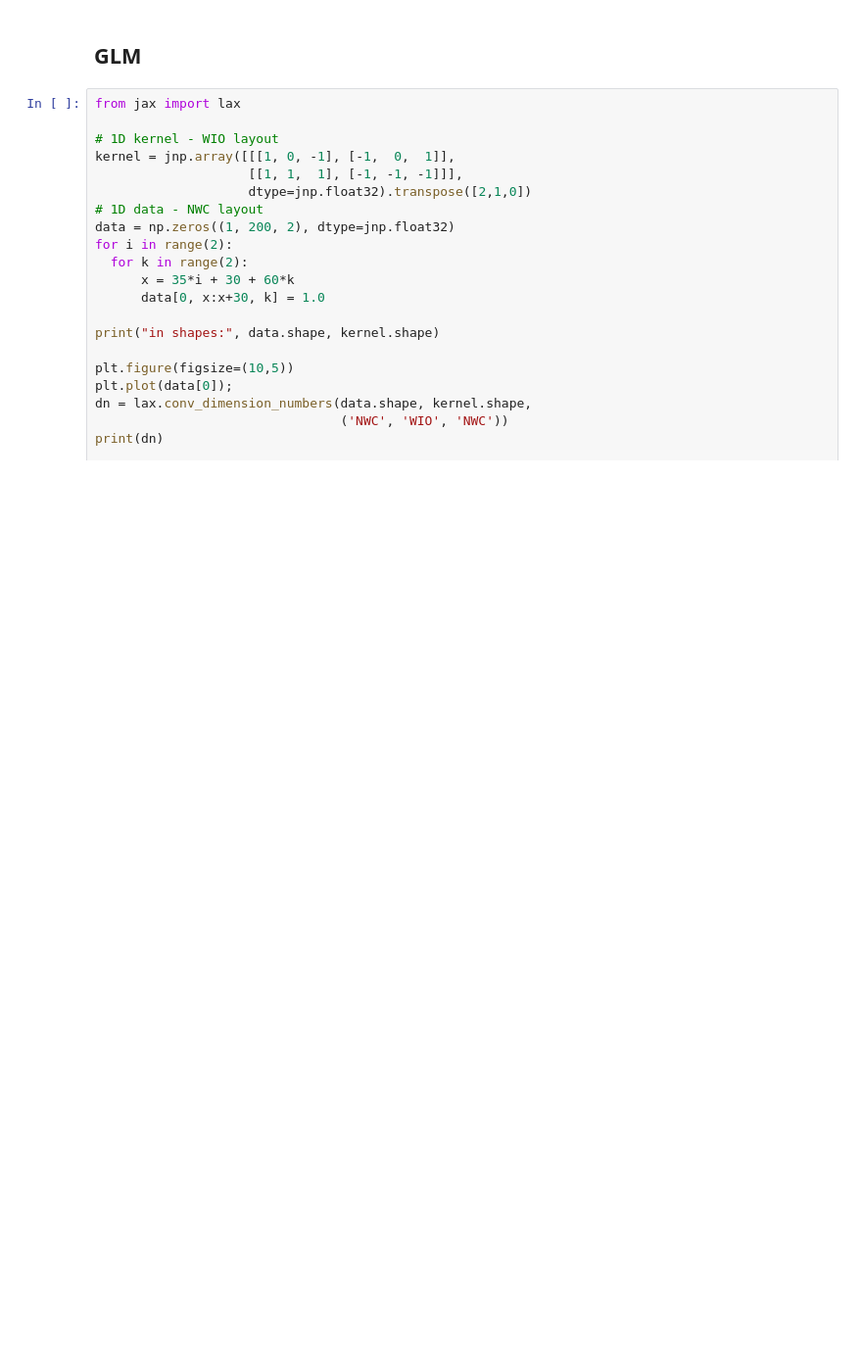
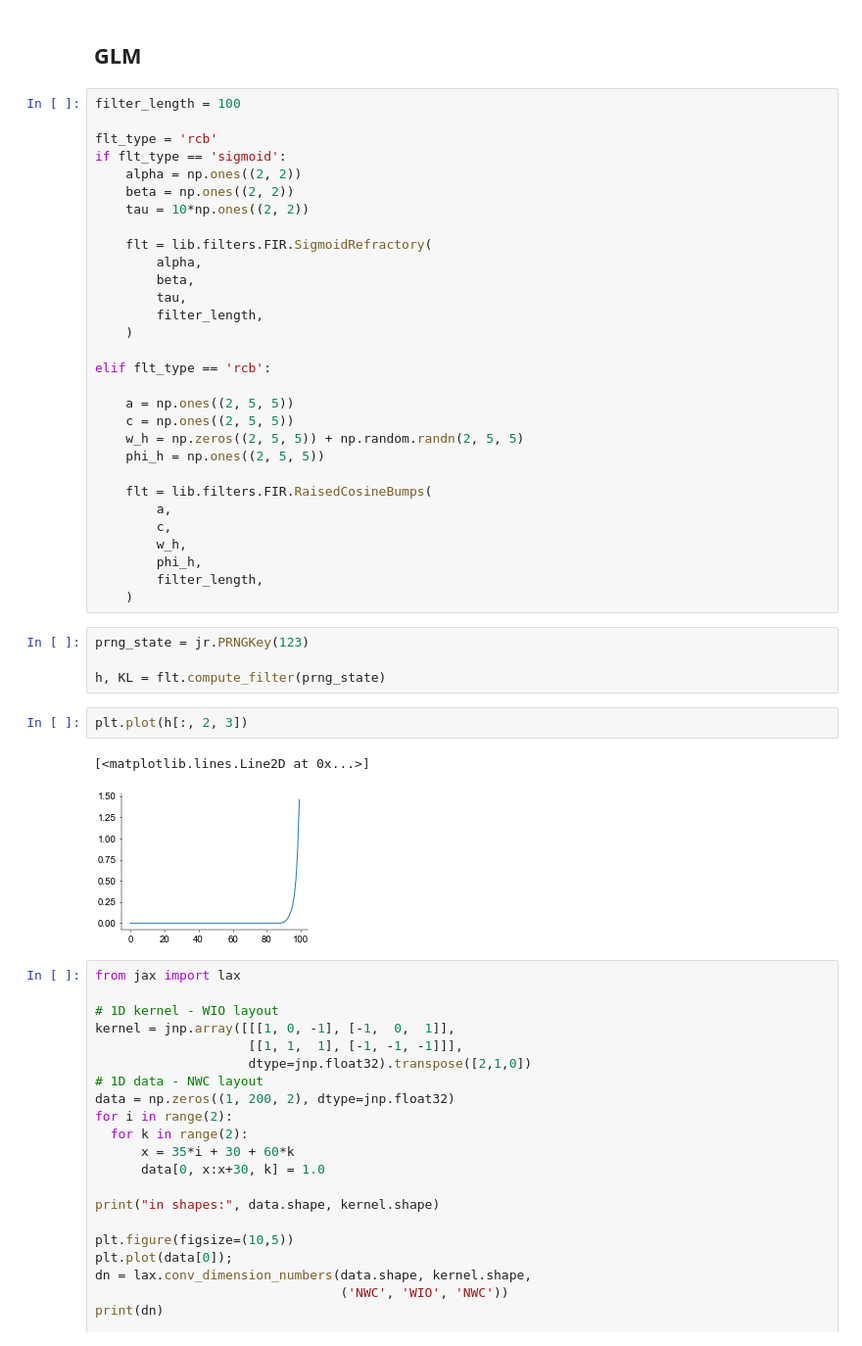
Before and after one commit to davindicode/nonparametric-nonrenewal-process, a Jupyter notebook: notebooks/baselines.ipynb, the cells around one changed output. Shown at 98% size. Cells and saved outputs as stored; diff of their text form; blank space fills up the shorter version.

```diff
--- a/notebooks/baselines.ipynb
+++ b/notebooks/baselines.ipynb
@@ -87,6 +101,45 @@ count.log_likelihood()
 # %% [markdown]
 <a id='glm'></a>
 ## GLM
+# %%
+filter_length = 100
+
+flt_type = 'rcb'
+if flt_type == 'sigmoid':
+    alpha = np.ones((2, 2))
+    beta = np.ones((2, 2))
+    tau = 10*np.ones((2, 2))
+
+    flt = lib.filters.FIR.SigmoidRefractory(
+        alpha,
+        beta,
+        tau,
+        filter_length,
+    )
+
+elif flt_type == 'rcb':
+
+    a = np.ones((2, 5, 5))
+    c = np.ones((2, 5, 5))
+    w_h = np.zeros((2, 5, 5)) + np.random.randn(2, 5, 5)
+    phi_h = np.ones((2, 5, 5))
+
+    flt = lib.filters.FIR.RaisedCosineBumps(
+        a,
+        c,
+        w_h,
+        phi_h,
+        filter_length,
+    )
+# %%
+prng_state = jr.PRNGKey(123)
+
+h, KL = flt.compute_filter(prng_state)
+# %%
+plt.plot(h[:, 2, 3])
+# %% [output]
+[<matplotlib.lines.Line2D at 0x...>]
+[figure, added]
 # %%
 from jax import lax
 
```
Also changed, not shown: parts of 7 cells of this notebook, 36 other files.
